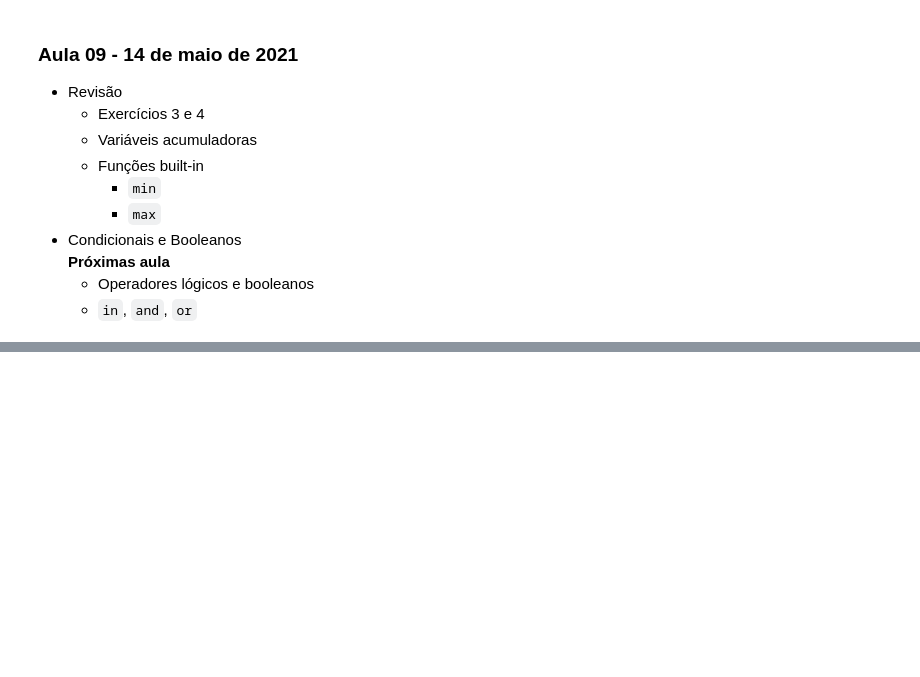
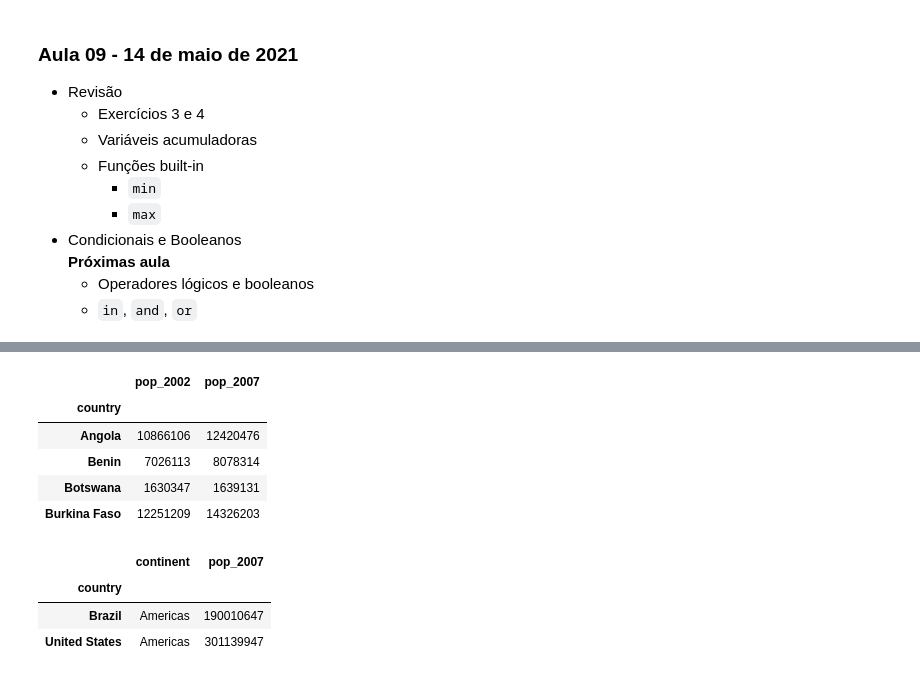
Before and after one commit to vinisalazar/xlab-python, a Jupyter notebook: alunos/enrik/enrik.ipynb, the cells around one changed output, grey strips where cells are left out. Cells and saved outputs as stored; diff of their text form; code cells hidden in the pictures; blank space fills up the shorter version.

```diff
--- a/alunos/enrik/enrik.ipynb
+++ b/alunos/enrik/enrik.ipynb
@@ -469,0 +479,26 @@ False is False
+# %%
+# Duas formas de selecionar valores
+
+# localização numérica
+df.iloc[0, 0]  # [linha, coluna]
+
+# pode ser usada com fatias
+df.iloc[1:5, -2:]
+# %% [output]
+|  | pop_2002 | pop_2007 |
+| country |  |  |
+| Angola | 10866106 | 12420476 |
+| Benin | 7026113 | 8078314 |
+| Botswana | 1630347 | 1639131 |
+| Burkina Faso | 12251209 | 14326203 |
+# %%
+# localização por nome
+df.loc["Brazil":"United States", "continent"]
+
+# e se quisermos dois países?
+df.loc[["Brazil", "United States"], ["continent", "pop_2007"]]
+# %% [output]
+|  | continent | pop_2007 |
+| country |  |  |
+| Brazil | Americas | 190010647 |
+| United States | Americas | 301139947 |
```
Also changed, not shown: parts of 7 cells of this notebook.
